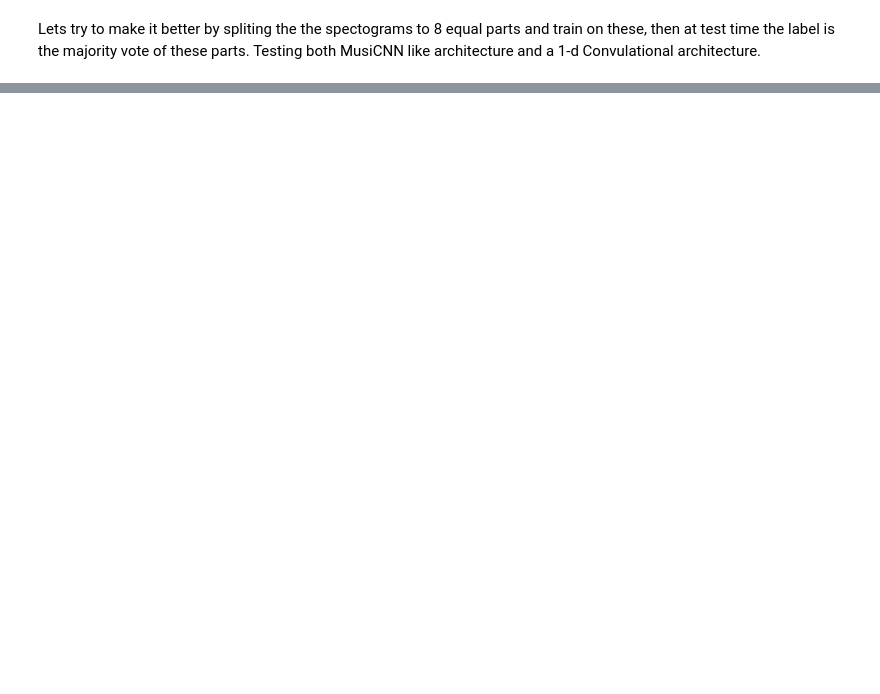
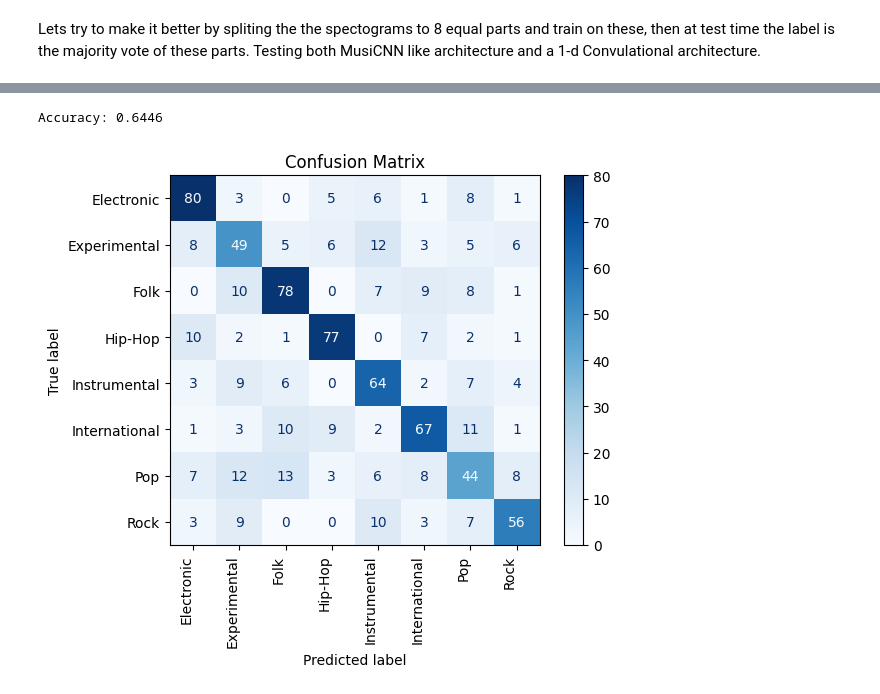
Before and after one commit to hishamad/Music-Genre-Classification, a Jupyter notebook: neural nets.ipynb, the cells around one changed output, grey strips where cells are left out. Saved outputs shown, nothing was run; the diff lists cells and outputs as text; code cells hidden in the pictures; blank space fills up the shorter version.

```diff
--- a/neural nets.ipynb
+++ b/neural nets.ipynb
@@ -636,4 +646,39 @@ Epoch: [6/250], Valid loss: 1.5381, Valid accuracy: 0.4534, Valid accuracy full:
 New best model found!
 ... (88 outputs left out)
+# %%
+y_true = []
+y_pred = []
+
+for specs, labels in tqdm.tqdm(test_loader):
+    with torch.no_grad():
+        specs = split_tensor_into_eight(specs.to(device))
+        logits = cnn(specs.to(device))
+
+    logits = logits.unfold(0, 8, 8).permute([0, 2, 1]).mean(dim=1)
+    loss = loss_fn(logits, labels.to(device))
+    losses.append(loss.item())
+    _, pred = torch.max(logits.data, 1)
+
+    y_true.extend(labels.tolist())
+    y_pred.extend(pred.tolist())
+
+
+l = ['Electronic', 'Experimental', 'Folk', 'Hip-Hop', 'Instrumental', 'International', 'Pop', 'Rock']
+accuracy = accuracy_score(y_true, y_pred)
+cm = confusion_matrix(y_true, y_pred)
+print('Accuracy: %.4f' % accuracy)
+
+disp = ConfusionMatrixDisplay(confusion_matrix=cm, display_labels=l)
+
+disp.plot(cmap=plt.cm.Blues)
+plt.xticks(rotation=90, ha='right')
+plt.title("Confusion Matrix")
+plt.show()
+
+np.save('y_true_model_2.npy', np.array(y_true))
+np.save('y_pred_model_2.npy', np.array(y_pred))
+# %% [output]
+Accuracy: 0.6446
+[figure, added]
 # %%
 #torch.save(cnn.state_dict(), 'final_model_lin_specsplit.ckpt')
```
Also changed, not shown: parts of 9 cells of this notebook.
